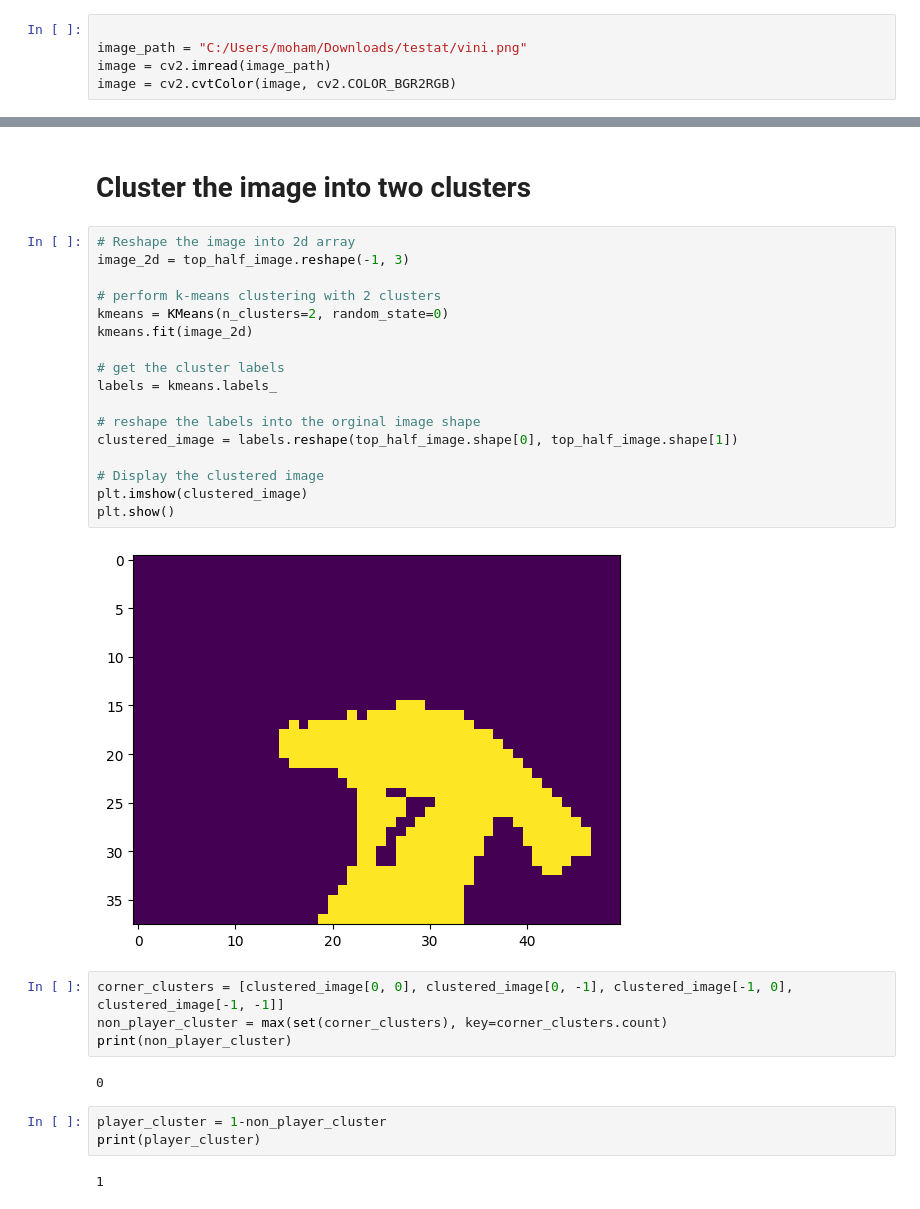
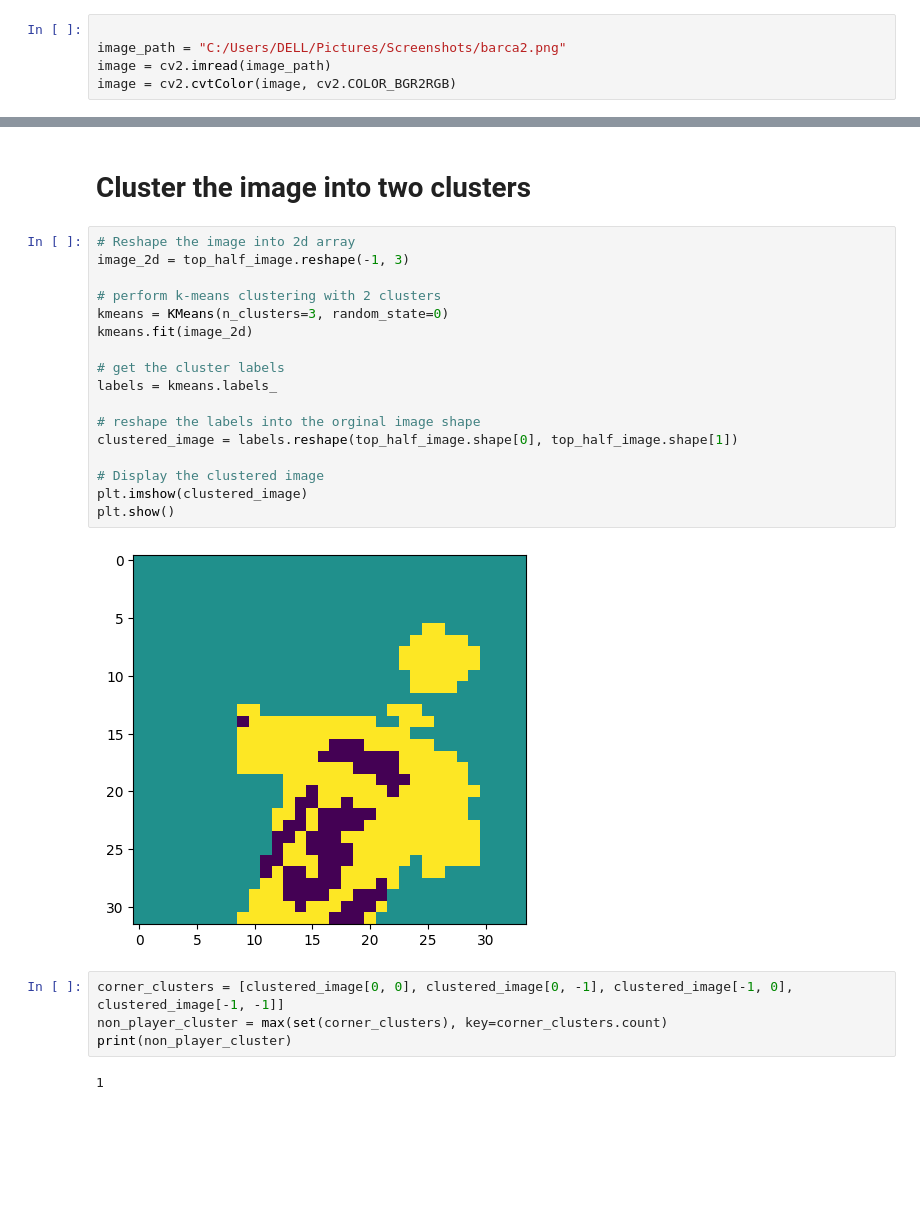
Before and after one commit to MohamedBadr-14/Computer_Vision_Fifa, a Jupyter notebook: development_and_analysis/color_assignement.ipynb, the cells around one changed output, grey strips where cells are left out. Saved outputs shown, nothing was run; the diff lists cells and outputs as text; blank space fills up the shorter version.

```diff
--- a/development_and_analysis/color_assignement.ipynb
+++ b/development_and_analysis/color_assignement.ipynb
@@ -5,7 +5,7 @@ import numpy as np
 from sklearn.cluster import KMeans
 # %%
 
-image_path = "C:/Users/moham/Downloads/testat/vini.png"
+image_path = "C:/Users/DELL/Pictures/Screenshots/barca2.png"
 image = cv2.imread(image_path)
 image = cv2.cvtColor(image, cv2.COLOR_BGR2RGB)
 # %%
@@ -26,30 +27,25 @@ plt.show()
 # %%
 # Reshape the image into 2d array
 image_2d = top_half_image.reshape(-1, 3)
 
 # perform k-means clustering with 2 clusters
-kmeans = KMeans(n_clusters=2, random_state=0)
+kmeans = KMeans(n_clusters=3, random_state=0)
 kmeans.fit(image_2d)
 
 # get the cluster labels
 labels = kmeans.labels_
 
 # reshape the labels into the orginal image shape
 clustered_image = labels.reshape(top_half_image.shape[0], top_half_image.shape[1])
 
 # Display the clustered image
 plt.imshow(clustered_image)
 plt.show()
 # %% [output]
-[figure, old version]
+[figure, new version]
 # %%
 corner_clusters = [clustered_image[0, 0], clustered_image[0, -1], clustered_image[-1, 0], clustered_image[-1, -1]]
 non_player_cluster = max(set(corner_clusters), key=corner_clusters.count)
 print(non_player_cluster)
 # %% [output]
-0
+1
-# %%
-player_cluster = 1-non_player_cluster
-print(player_cluster)
-# %% [output]
-1
```
Also changed, not shown: parts of 7 cells of this notebook, 1 other file.
